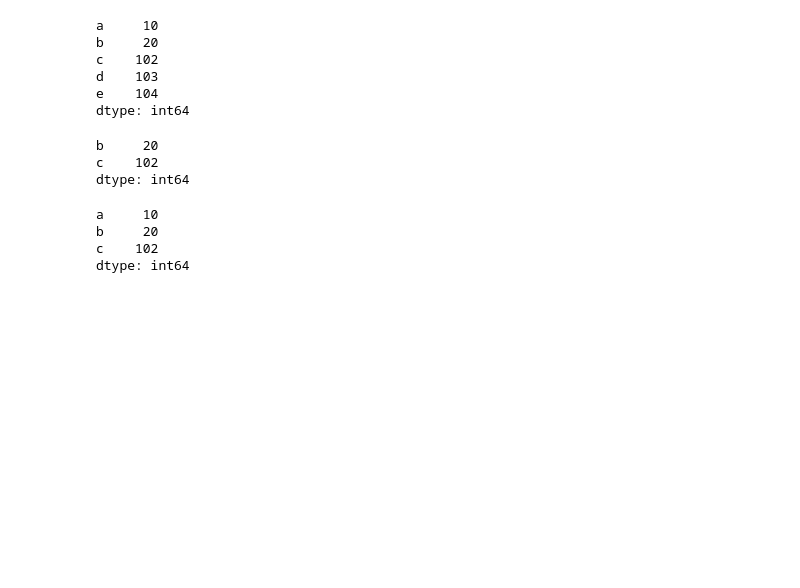
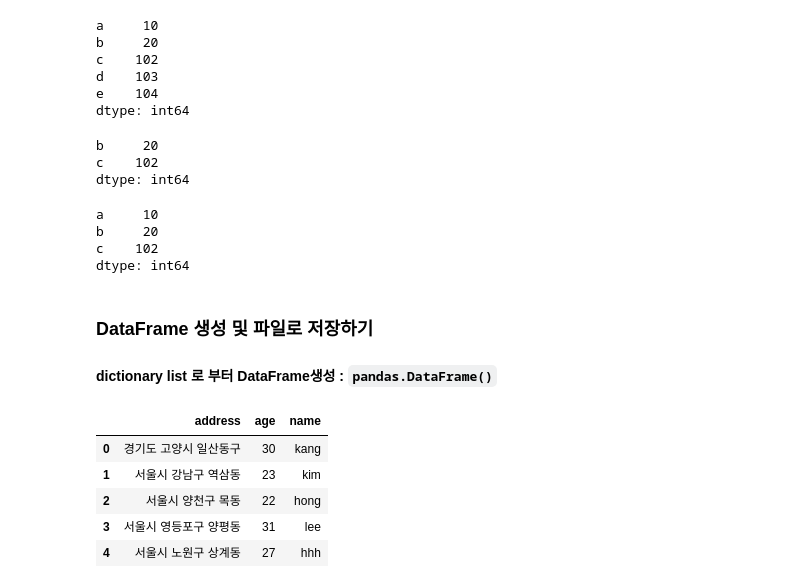
Before and after one commit to SwimmingHwang/practice-python, a Jupyter notebook: python_data_analysis(2)_pandas(1).ipynb, the cells around one changed output. Saved outputs shown, nothing was run; the diff lists cells and outputs as text; code cells hidden in the pictures; blank space fills up the shorter version.

Commit message:
fix : Update contents about pandas

```diff
--- a/python_data_analysis(2)_pandas(1).ipynb
+++ b/python_data_analysis(2)_pandas(1).ipynb
@@ -642,3 +648,25 @@ a     10
 b     20
 c    102
 dtype: int64
+# %% [markdown]
+###  DataFrame 생성 및 파일로 저장하기
+#### dictionary list 로 부터 DataFrame생성 : `pandas.DataFrame()`
+# %%
+import pandas as pd
+student_dict_list = [
+    {'name':'kang','age':30,'address':'경기도 고양시 일산동구'},
+    {'name':'kim','age':23,'address':'서울시 강남구 역삼동'},
+    {'name':'hong','age':22,'address':'서울시 양천구 목동'},
+    {'name':'lee','age':31,'address':'서울시 영등포구 양평동'},
+    {'name':'hhh','age':27,'address':'서울시 노원구 상계동'}
+]
+
+df = pd.DataFrame(student_dict_list)
+df
+# %% [output]
+|  | address | age | name |
+| 0 | 경기도 고양시 일산동구 | 30 | kang |
+| 1 | 서울시 강남구 역삼동 | 23 | kim |
+| 2 | 서울시 양천구 목동 | 22 | hong |
+| 3 | 서울시 영등포구 양평동 | 31 | lee |
+| 4 | 서울시 노원구 상계동 | 27 | hhh |
```
Also changed, not shown: parts of 11 cells of this notebook.
